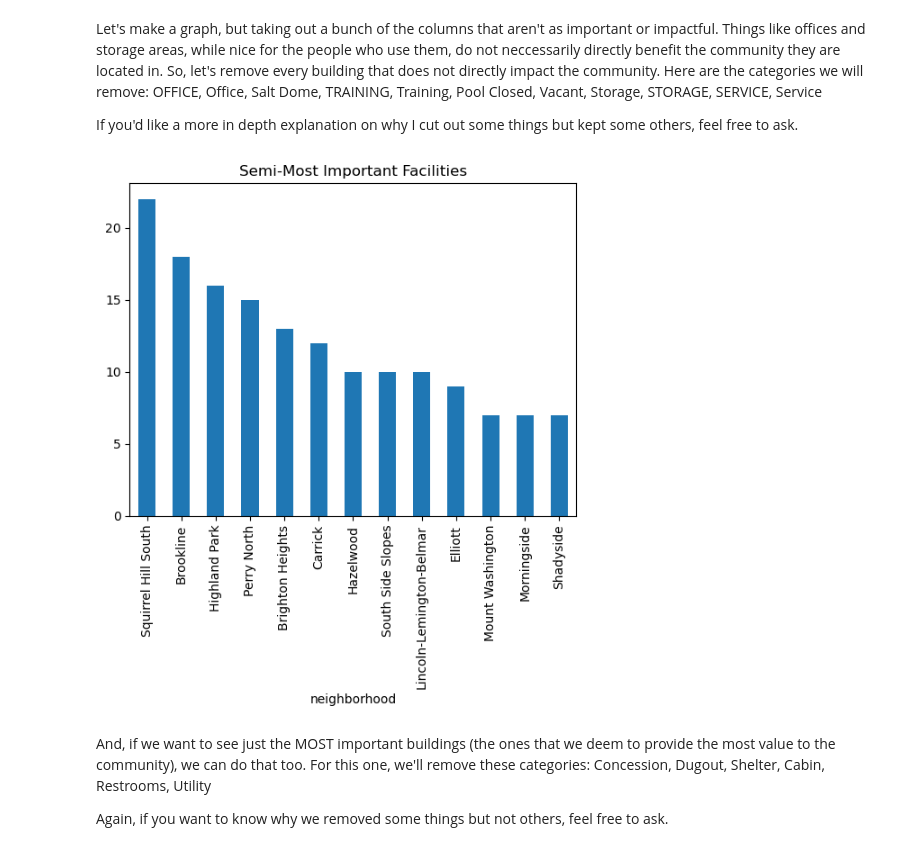
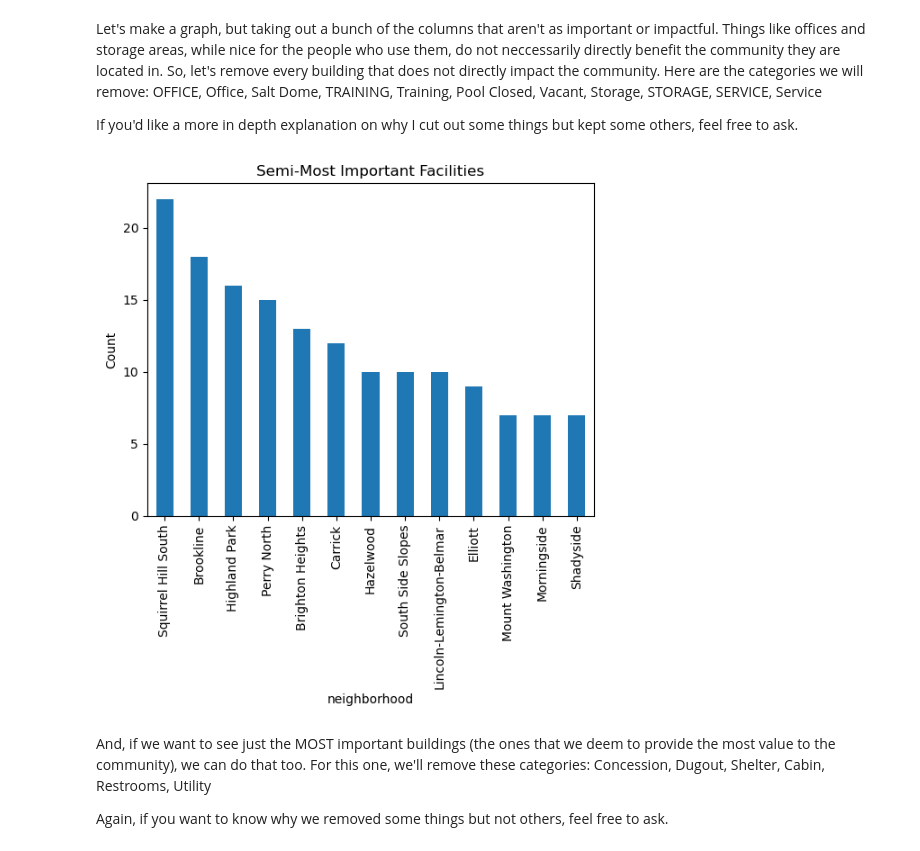
Before and after one commit to nlowman23/Final_Project_Group-31, a Jupyter notebook: jackprojectdata.ipynb, the cells around one changed output. Saved outputs shown, nothing was run; the diff lists cells and outputs as text; code cells hidden in the pictures.

```diff
--- a/jackprojectdata.ipynb
+++ b/jackprojectdata.ipynb
@@ -76,13 +76,13 @@ If you'd like a more in depth explanation on why I cut out some things but kept
 # %%
 least_important = ["OFFICE", "Office", "Salt Dome", "TRAINING", "Training", "Pool Closed", "Vacant", "Storage", "STORAGE", "SERVICE", "Service"]
 data_filtered = data[~data["type"].isin(least_important)]
 data_filtered_grouped = data_filtered.groupby("neighborhood")
 amt_query_mask_filtered = data_filtered_grouped.size() > 6
 data_size_filtered = data_filtered_grouped.size().sort_values(ascending=False)
-data_size_filtered[amt_query_mask_filtered].plot.bar(title="Semi-Most Important Facilities")
+data_size_filtered[amt_query_mask_filtered].plot.bar(title="Semi-Most Important Facilities", ylabel="Count")
 plt.show()
 # %% [output]
-[figure, old version]
+[figure, new version]
 # %% [markdown]
 And, if we want to see just the MOST important buildings (the ones that we deem to provide the most value to the community), we can do that too. For this one, we'll remove these categories: Concession, Dugout, Shelter, Cabin, Restrooms, Utility
 
```
Also changed, not shown: parts of 4 cells of this notebook, 2 other files.
